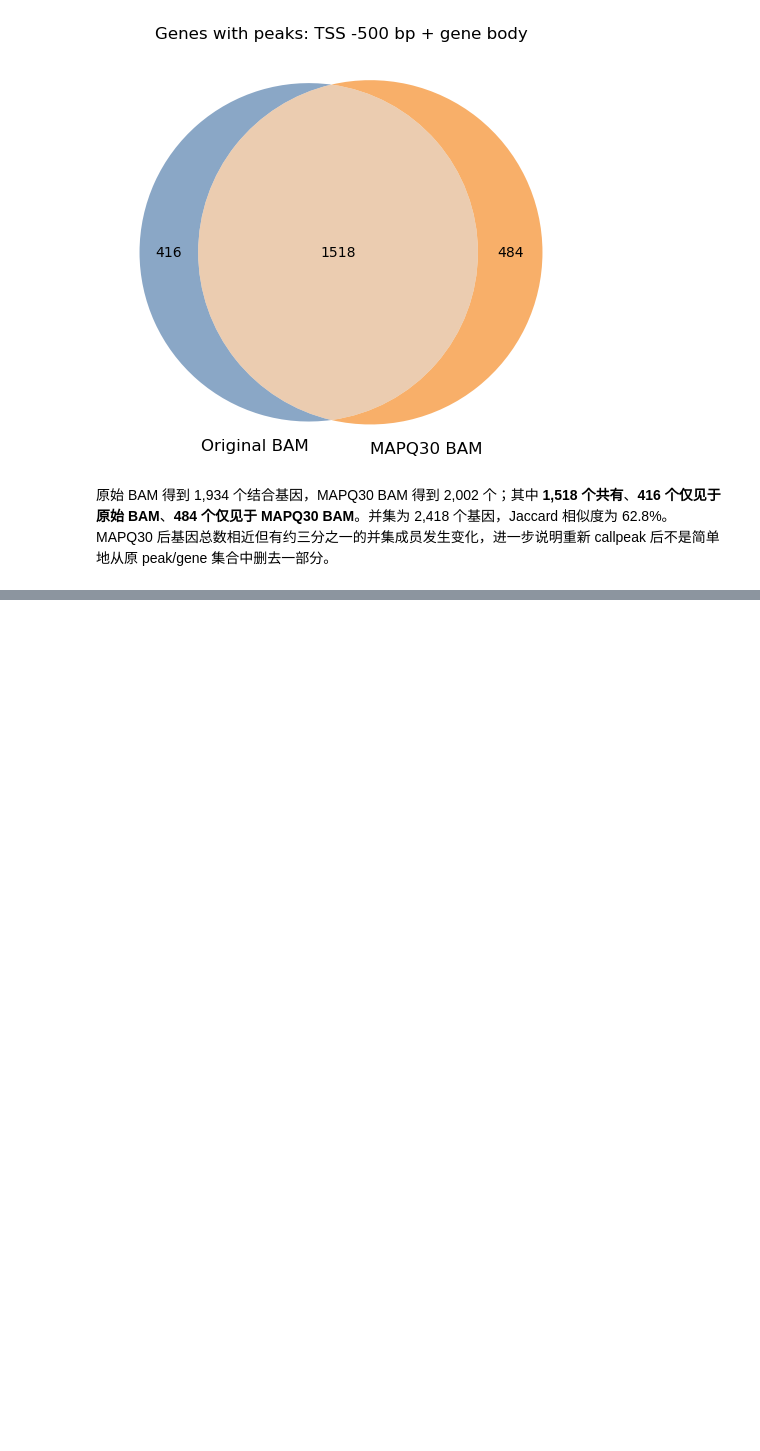
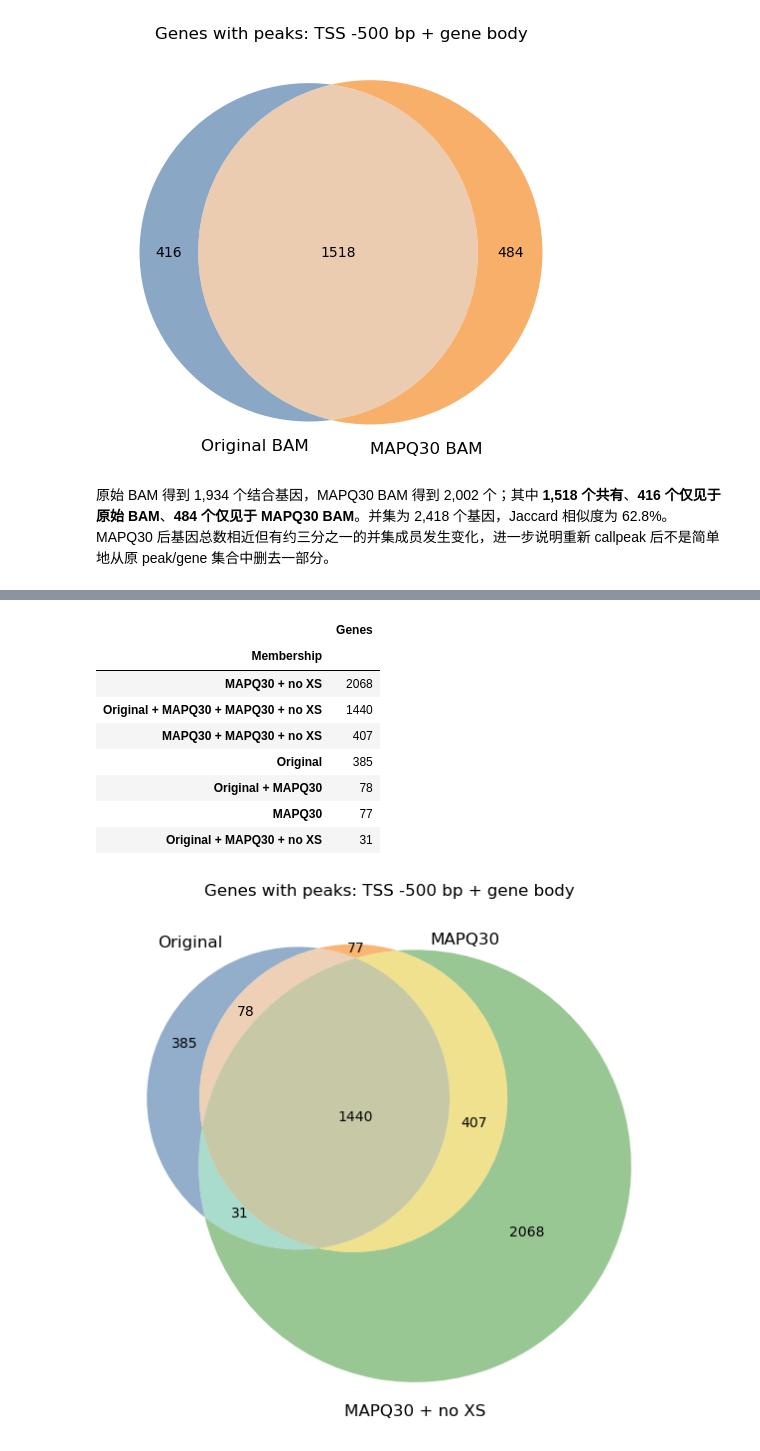
Before and after one commit to pengyfCR7/BAF60_ChIPseq_downstream_analyse_notebooks, a Jupyter notebook: inspect_BAF60_matrix.ipynb, the cells around one changed output, grey strips where cells are left out. Saved outputs shown, nothing was run; the diff lists cells and outputs as text; code cells hidden in the pictures; blank space fills up the shorter version.

```diff
--- a/inspect_BAF60_matrix.ipynb
+++ b/inspect_BAF60_matrix.ipynb
@@ -511,0 +664,33 @@ plt.tight_layout()
+# %%
+three_target_rows = []
+target_gene_sets = {}
+for definition, target_regions in [('Loose: TSS -1 kb + gene body', loose_regions),
+                                   ('Strict: TSS -500 bp + gene body', strict_regions)]:
+    for name in method_order:
+        peak_hits, peak_genes = overlap_members(method_peaks[name], target_regions)
+        summit_hits, summit_genes = overlap_members(method_summits[name], target_regions)
+        three_target_rows.append([definition, name, len(peak_hits), len(peak_genes),
+                                  len(summit_hits), len(summit_genes)])
+        if definition.startswith('Strict'):
+            target_gene_sets[name] = peak_genes
+three_target_comparison = pd.DataFrame(three_target_rows, columns=[
+    'Target definition', 'Method', 'Overlapping peaks', 'Genes from peak overlap',
+    'Summits in region', 'Genes from summits'])
+display(three_target_comparison)
+
+from matplotlib_venn import venn3
+fig, ax = plt.subplots(figsize=(6, 6))
+venn3([target_gene_sets[name] for name in method_order], set_labels=method_order, ax=ax,
+      set_colors=('#4C78A8', '#F58518', '#54A24B'), alpha=0.60)
+ax.set_title('Genes with peaks: TSS -500 bp + gene body')
+plt.tight_layout()
+
+all_target_genes = sorted(set().union(*target_gene_sets.values()))
+three_gene_membership = pd.DataFrame(index=all_target_genes)
+three_gene_membership.index.name = 'gene_id'
+for name in method_order:
+    three_gene_membership[name] = three_gene_membership.index.isin(target_gene_sets[name])
+three_gene_membership['Membership'] = three_gene_membership[method_order].apply(
+    lambda row: ' + '.join(row.index[row]), axis=1)
+display(three_gene_membership['Membership'].value_counts().rename('Genes').to_frame())
+# %% [output]
@@ -511,0 +704,10 @@ plt.tight_layout()
+|  | Genes |
+| Membership |  |
+| MAPQ30 + no XS | 2068 |
+| Original + MAPQ30 + MAPQ30 + no XS | 1440 |
+| MAPQ30 + MAPQ30 + no XS | 407 |
+| Original | 385 |
+| Original + MAPQ30 | 78 |
+| MAPQ30 | 77 |
+| Original + MAPQ30 + no XS | 31 |
+[figure, added]
```
Also changed, not shown: parts of 7 cells of this notebook.
